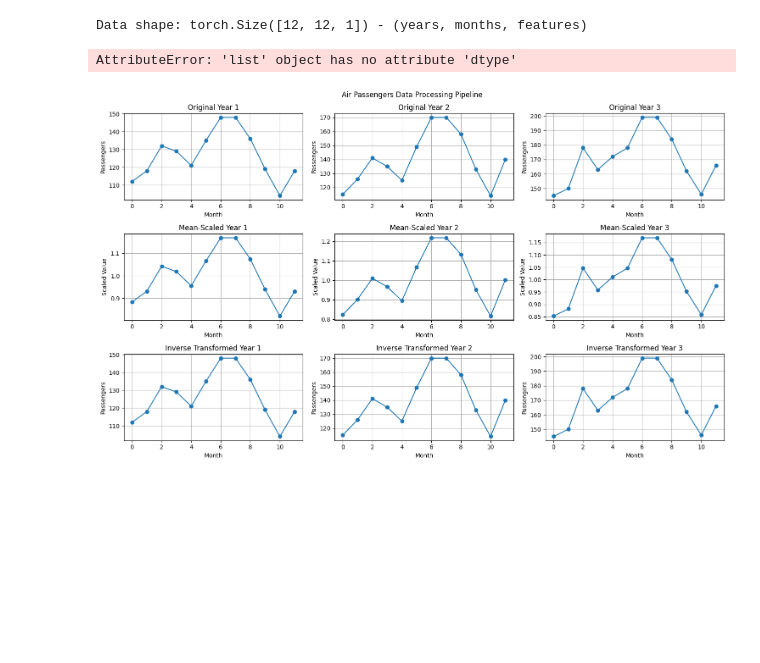
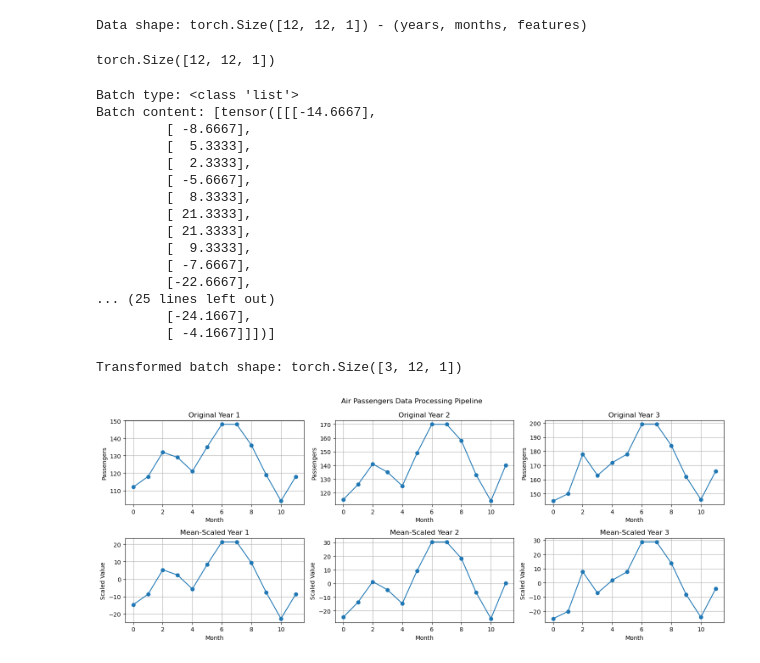
Before and after one commit to TimeBinFM/data, a Jupyter notebook: notebooks/visualize_pipeline.ipynb, the cells around one changed output. Cells and saved outputs as stored; diff of their text form; code cells hidden in the pictures; blank space fills up the shorter version.

```diff
--- a/notebooks/visualize_pipeline.ipynb
+++ b/notebooks/visualize_pipeline.ipynb
@@ -76,3 +55,32 @@ dataloader = pipeline.create_dataloader(dataset)
+# %%
+# Preprocess dataset
+from preprocessing.transform.transforming_dataset import TransformingDataset
+from preprocessing.transform.dataset_builder import Builder
+
+# remove abs mean from each element of the dataset
+dataset_iterable = (
+    Builder(iter(dataset_raw))
+        .map(lambda ts: ts[0] - torch.abs(ts[0]).mean())
+        .build()
+)
+# %%
+# later we expect a map-like dataset, so, converting it in memory.
+# in real world we will use ser/deser
+
+processed_stack = torch.stack(list(dataset_iterable))
+print(processed_stack.size())
+dataset = TensorDataset(processed_stack)
+# %% [output]
+torch.Size([12, 12, 1])
+# %%
+# Create dataloader
+dataloader = DataLoader(
+    dataset,  # Use original dataset directly
+    batch_size=3,
+    shuffle=False,
+    num_workers=0,
+    pin_memory=False
+)
 # %%
 # Get a transformed batch
 batch = next(iter(dataloader))
@@ -80,50 +88,66 @@ print("Batch type:", type(batch))
 print("Batch content:", batch)
 
 # Properly unpack based on the structure
-if isinstance(batch, tuple):
+if isinstance(batch, tuple) or isinstance(batch, list):
     transformed_data = batch[0]
 else:
     transformed_data = batch
 
 print("\nTransformed batch shape:", transformed_data.shape)
 # %% [output]
-AttributeError: 'list' object has no attribute 'dtype'
+Batch type: <class 'list'>
+Batch content: [tensor([[[-14.6667],
+         [ -8.6667],
+         [  5.3333],
+         [  2.3333],
+         [ -5.6667],
+         [  8.3333],
+         [ 21.3333],
+         [ 21.3333],
+         [  9.3333],
+         [ -7.6667],
+         [-22.6667],
+... (25 lines left out)
+         [-24.1667],
+         [ -4.1667]]])]
+
+Transformed batch shape: torch.Size([3, 12, 1])
 # %%
 # Visualize original and transformed data
 def plot_samples(original, transformed, num_samples=3):
     fig, axes = plt.subplots(2, num_samples, figsize=(15, 6))
     fig.suptitle('Air Passengers Data Processing Pipeline')
 
     for i in range(num_samples):
         # Plot original
         axes[0, i].plot(original[i, :, 0].numpy(), marker='o')
         axes[0, i].set_title(f'Original Year {i+1}')
         axes[0, i].set_xlabel('Month')
         axes[0, i].set_ylabel('Passengers')
         axes[0, i].grid(True)
 
         # Plot transformed
         axes[1, i].plot(transformed[i, :, 0].numpy(), marker='o')
         axes[1, i].set_title(f'Mean-Scaled Year {i+1}')
         axes[1, i].set_xlabel('Month')
         axes[1, i].set_ylabel('Scaled Value')
         axes[1, i].grid(True)
 
     plt.tight_layout()
     plt.show()
 
 # Get original data
-original_batch = next(iter(DataLoader(dataset, batch_size=3, shuffle=False)))[0]
+original_batch = next(iter(DataLoader(dataset_raw, batch_size=3, shuffle=False)))[0]
 
 # Get transformed data
 transformed_batch = next(iter(dataloader))
-if isinstance(transformed_batch, tuple):
+if isinstance(transformed_batch, tuple) or isinstance(batch, list):
     transformed_batch = transformed_batch[0]
 
 # Plot both versions
 plot_samples(original_batch, transformed_batch)
 # %% [output]
-[figure, old version]
+[figure, new version]
 # %%
 # Print some statistics about the transformation
 print("Original data statistics:")
```
Also changed, not shown: parts of 7 cells of this notebook.
